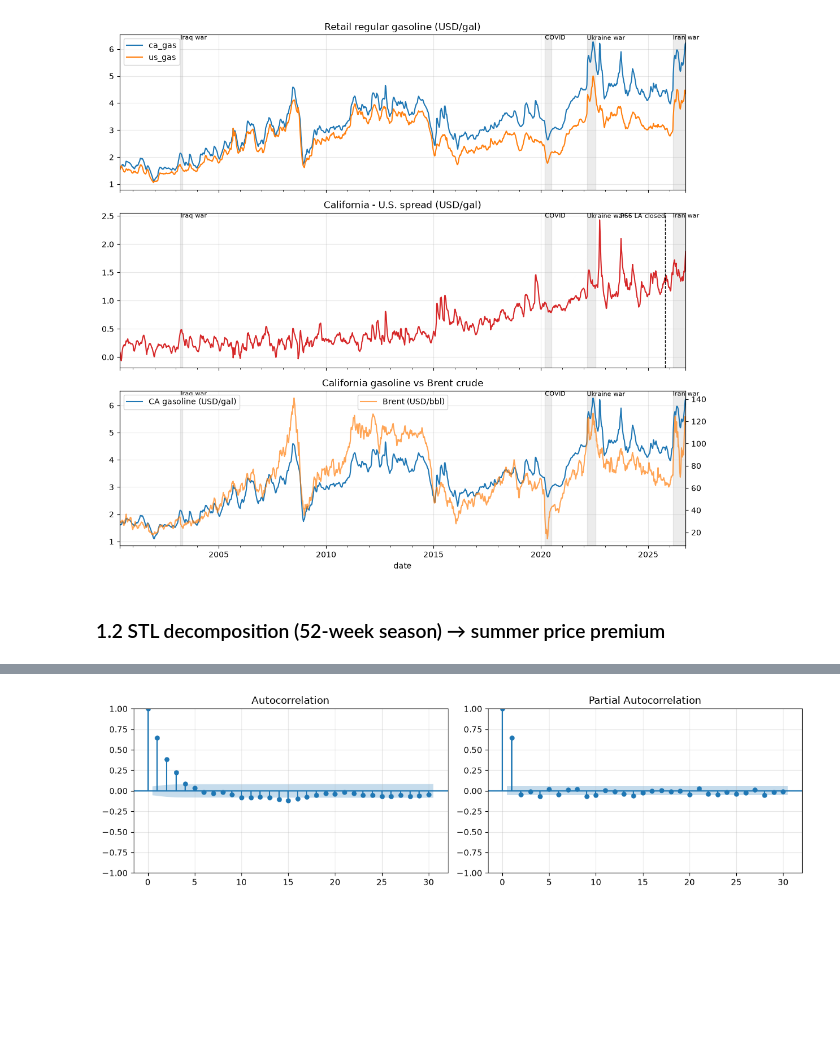
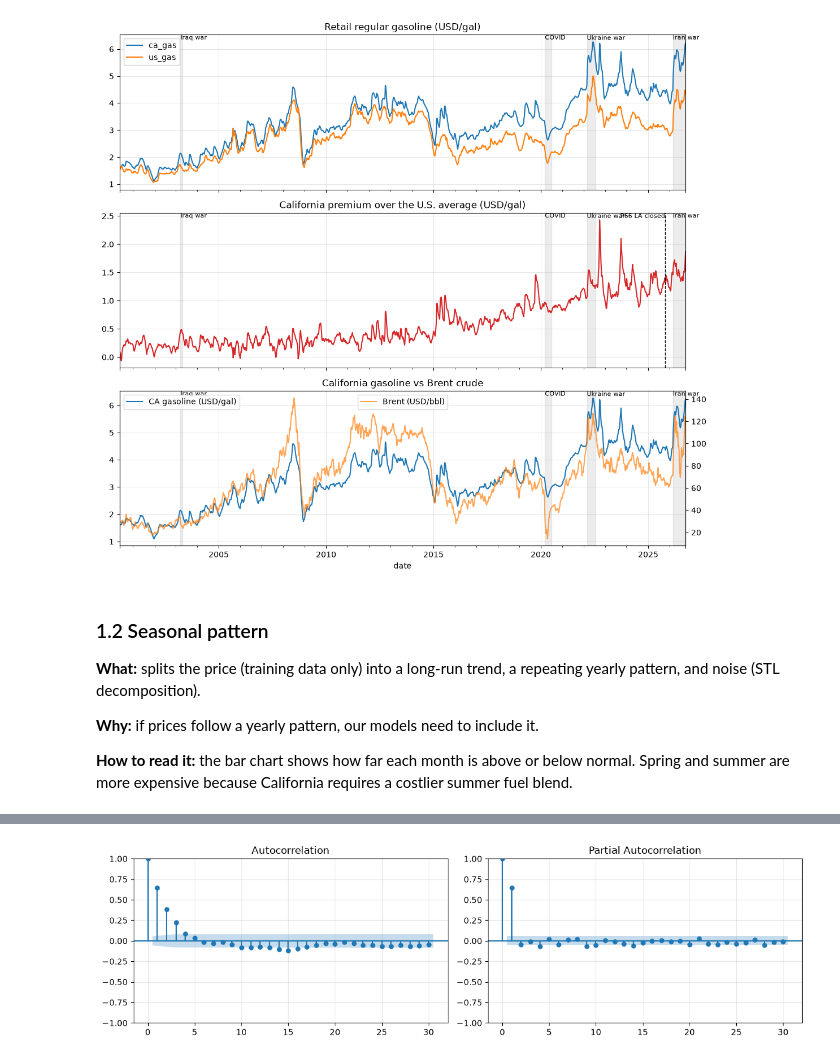
Before and after one commit to hymiawu/ca-gasoline-forecasting, a Jupyter notebook: forecasting_models.ipynb, the cells around one changed output, grey strips where cells are left out. Saved outputs shown, nothing was run; the diff lists cells and outputs as text; code cells hidden in the pictures; blank space fills up the shorter version.

```diff
--- a/forecasting_models.ipynb
+++ b/forecasting_models.ipynb
@@ -65,27 +100,32 @@ df.tail(3)
 # %%
 EVENTS = {  # shaded on the charts
     "Iraq war": ("2003-03-24", "2003-04-28"), "COVID": ("2020-03-16", "2020-06-30"),
     "Ukraine war": ("2022-02-28", "2022-07-25"), "Iran war": ("2026-03-02", df.index.max()),
 }
 
 def shade(ax):
     for name, (a, b) in EVENTS.items():
         ax.axvspan(pd.Timestamp(a), pd.Timestamp(b), color="grey", alpha=0.15)
         ax.text(pd.Timestamp(a), ax.get_ylim()[1], name, fontsize=8, va="top")
 
 fig, axes = plt.subplots(3, 1, figsize=(11, 10), sharex=True)
 df[["ca_gas", "us_gas"]].plot(ax=axes[0], title="Retail regular gasoline (USD/gal)")
-df["spread"].plot(ax=axes[1], color="C3", title="California - U.S. spread (USD/gal)")
+df["spread"].plot(ax=axes[1], color="C3", title="California premium over the U.S. average (USD/gal)")
 axes[1].axvline(pd.Timestamp("2025-10-20"), color="k", ls="--", lw=1)
 axes[1].text(pd.Timestamp("2025-10-20"), axes[1].get_ylim()[1], " P66 LA closed", fontsize=8, va="top", ha="right")
 ax2 = axes[2]; df["ca_gas"].plot(ax=ax2, color="C0", label="CA gasoline (USD/gal)")
 ax2b = ax2.twinx(); df["brent"].plot(ax=ax2b, color="C1", alpha=0.7, label="Brent (USD/bbl)")
 ax2.set_title("California gasoline vs Brent crude"); ax2b.grid(False)
 ax2.legend(loc="upper left"); ax2b.legend(loc="upper center")
 for ax in axes: shade(ax)
 plt.tight_layout(); plt.show()
 # %% [output]
-[figure, old version]
+[figure, new version]
-# %% [markdown]
-### 1.2 STL decomposition (52-week season) → summer price premium
+# %% [markdown]
+### 1.2 Seasonal pattern
+**What:** splits the price (training data only) into a long-run trend, a repeating yearly pattern, and noise (STL decomposition).
+
+**Why:** if prices follow a yearly pattern, our models need to include it.
+
+**How to read it:** the bar chart shows how far each month is above or below normal. Spring and summer are more expensive because California requires a costlier summer fuel blend.
 # %%
```
Also changed, not shown: parts of 102 cells of this notebook, 27 other files.
